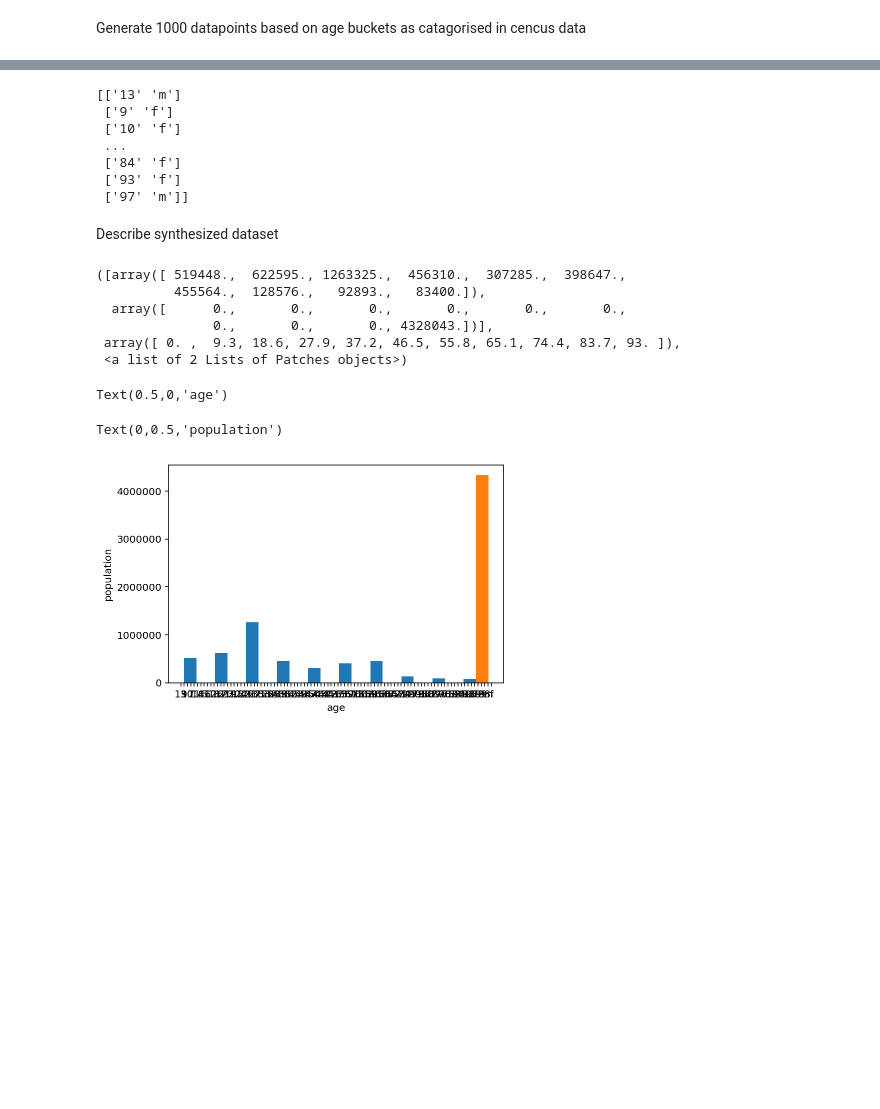
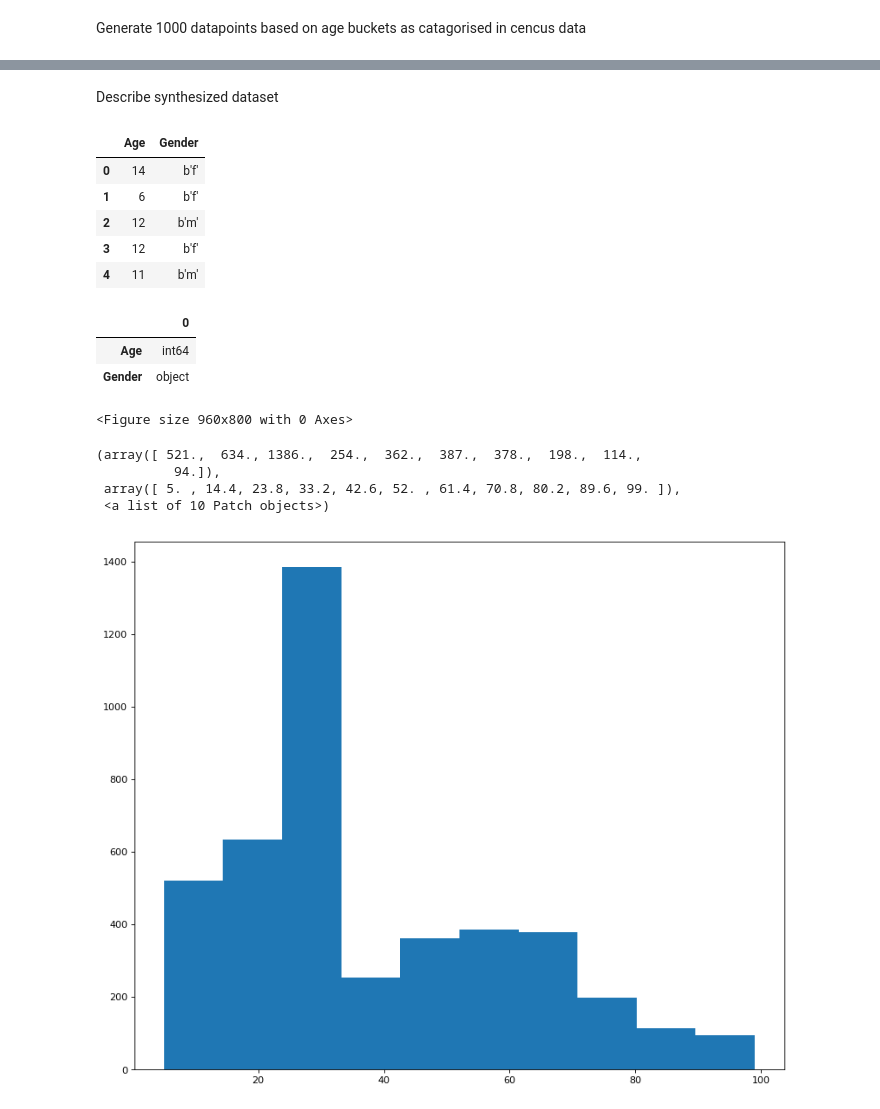
Before and after one commit to roisinanglim/suicide_rates, a Jupyter notebook: suicide _rates_data_simulation.ipynb, the cells around one changed output, grey strips where cells are left out. Drawn from its saved outputs; the diff is of its cells as text; code cells hidden in the pictures; blank space fills up the shorter version.

```diff
--- a/suicide _rates_data_simulation.ipynb
+++ b/suicide _rates_data_simulation.ipynb
@@ -216,18 +288,0 @@ Put all randomly generated data into one dataframe
-# %%
-con_data1 = np.concatenate([age1d,gender1d],axis=1)
-con_data2 = np.concatenate([age2d,gender2d],axis=1)
-con_data3 = np.concatenate([age3d,gender3d],axis=1)
-con_data4 = np.concatenate([age4d,gender4d],axis=1)
-con_data5 = np.concatenate([age5d,gender5d],axis=1)
-con_data6 = np.concatenate([age6d,gender6d],axis=1)
-
-full =np.concatenate([con_data1,con_data2,con_data3,con_data4,con_data5,con_data6],axis=0)
-print(full)
-# %% [output]
-[['13' 'm']
- ['9' 'f']
- ['10' 'f']
- ...
- ['84' 'f']
- ['93' 'f']
- ['97' 'm']]
@@ -234,16 +316,50 @@ print(full)
 # %% [markdown]
 Describe synthesized dataset
-# %%
-plt.hist(full)
-plt.xlabel('age')
-plt.ylabel('population')
-# %% [output]
-([array([ 519448.,  622595., 1263325.,  456310.,  307285.,  398647.,
-          455564.,  128576.,   92893.,   83400.]),
-  array([      0.,       0.,       0.,       0.,       0.,       0.,
-               0.,       0.,       0., 4328043.])],
- array([ 0. ,  9.3, 18.6, 27.9, 37.2, 46.5, 55.8, 65.1, 74.4, 83.7, 93. ]),
- <a list of 2 Lists of Patches objects>)
-Text(0.5,0,'age')
-Text(0,0.5,'population')
-[figure, removed]
+# %%
+#Add headings to new dataframe [4]
+full1 = pd.DataFrame(full,columns = ["Age","Gender"])
+#print(full1)
+
+#Covert datatypes from objects to numberic values
+full1.Age = pd.to_numeric(full1.Age)
+#full1.Gender = pd.to_string(full1.Gender)
+full1['Gender'] = full1['Gender'].astype('|S')
+
+#df = full1.convert_objects(convert_numeric=True)
+full1.head()
+#full1.dtypes()
+types = pd.DataFrame(full1.dtypes)
+types
+
+#print(full[:,0])
+#Plot data on histogram
+#plt.hist(df)
+#fig=plt.figure(figsize=(12, 10), dpi= 80, facecolor='w', edgecolor='k')
+#plt.hist(df[:,0])
+#plt.hist(df[:,0], 5, histtype = 'bar')
+#plt.xlabel("Bin Number")
+#sns.distplot(full1.Age);
+#sns.distplot(full1.Gender);
+
+plt.figure(figsize=(12, 10), dpi= 80, facecolor='w', edgecolor='k')
+plt.hist(full1.Age)
+
+
+
+#plt.show()
+# %% [output]
+|  | Age | Gender |
+| 0 | 14 | b'f' |
+| 1 | 6 | b'f' |
+| 2 | 12 | b'm' |
+| 3 | 12 | b'f' |
+| 4 | 11 | b'm' |
+|  | 0 |
+| Age | int64 |
+| Gender | object |
+<Figure size 960x800 with 0 Axes>
+(array([ 521.,  634., 1386.,  254.,  362.,  387.,  378.,  198.,  114.,
+          94.]),
+ array([ 5. , 14.4, 23.8, 33.2, 42.6, 52. , 61.4, 70.8, 80.2, 89.6, 99. ]),
+ <a list of 10 Patch objects>)
+[figure, added]
```
Also changed, not shown: parts of 13 cells of this notebook, 1 other file.
